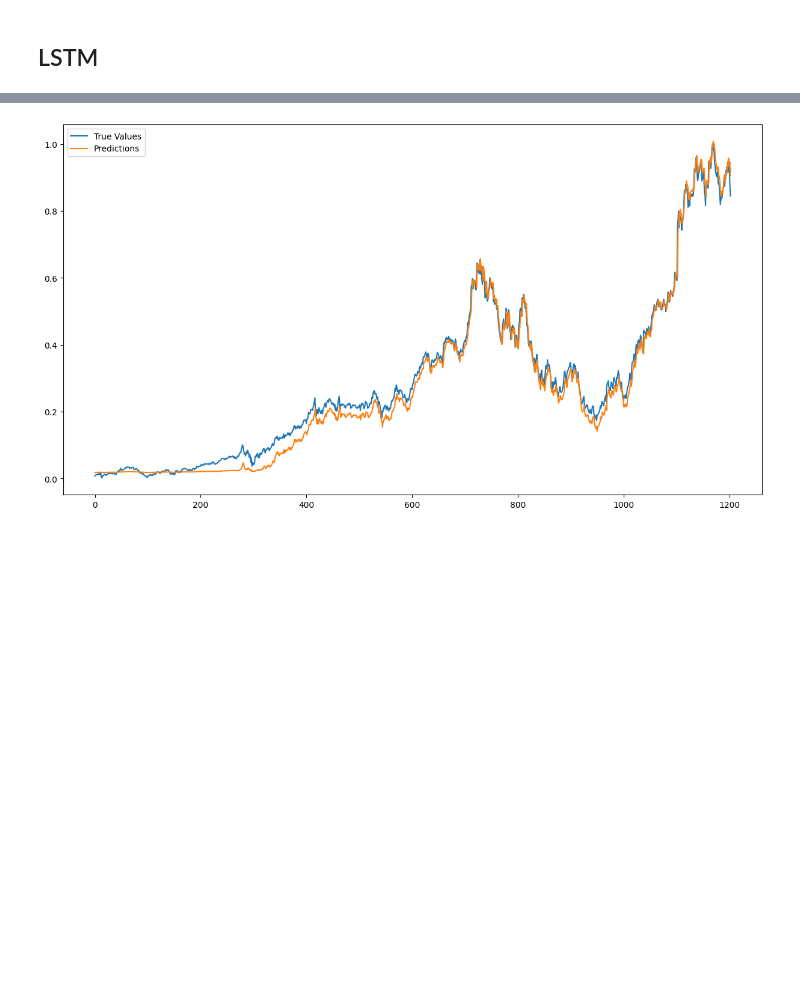
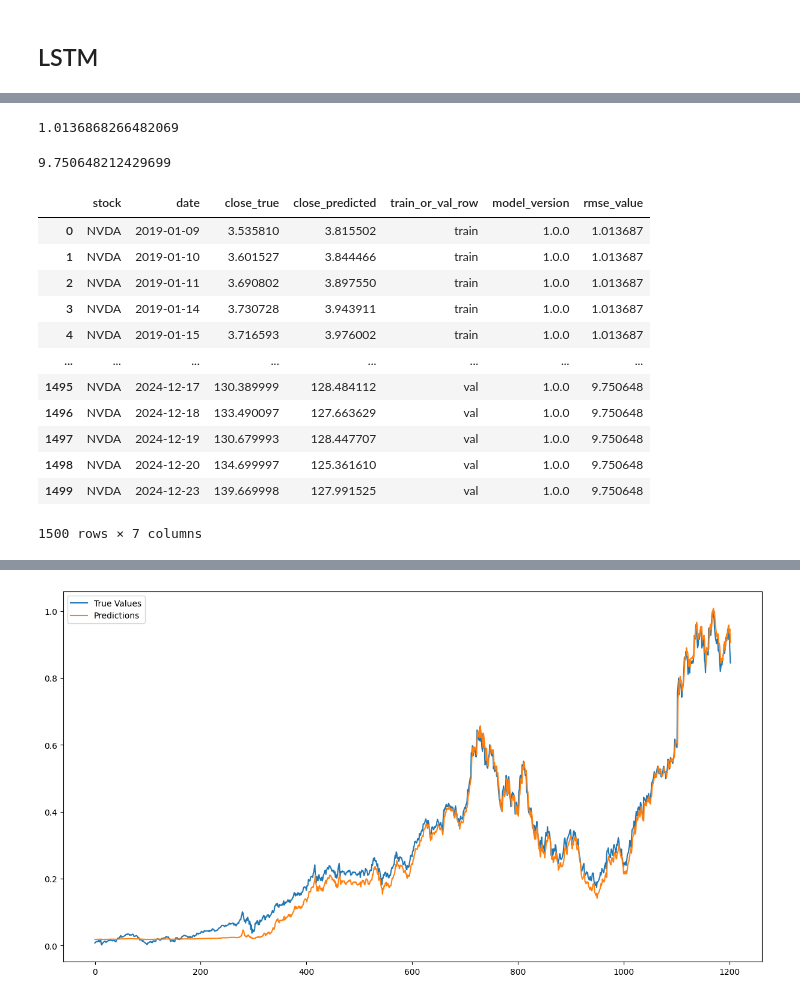
Before and after one commit to kakubicki/stock-forecast, a Jupyter notebook: stock_forecast.ipynb, the cells around one changed output, grey strips where cells are left out. Saved outputs shown, nothing was run; the diff lists cells and outputs as text; code cells hidden in the pictures; blank space fills up the shorter version.

Commit message:
model v1.0.0 run, denormalization done, rmse calculation, creation of final df

```diff
--- a/stock_forecast.ipynb
+++ b/stock_forecast.ipynb
@@ -456,0 +454,31 @@ val_preds, val_true = make_predictions(model, val_df)
+# %%
+train_predictions_denorm = denormalize_predictions(train_predictions, scaler)
+val_predictions_denorm = denormalize_predictions(val_predictions, scaler)
+# %%
+def calculate_rmse(train_predictions, val_predictions, df_test):
+    """
+    Calculate RMSE for the training and validation sets.
+
+    Parameters:
+        train_predictions (numpy array): Denormalized predicted values for training set.
+        val_predictions (numpy array): Denormalized predicted values for validation set.
+        df_test (DataFrame): Original dataset with 'close' column.
+    """
+
+    close_true_train = df_test['close'].iloc[:len(train_predictions)].values
+    close_true_val = df_test['close'].iloc[len(train_predictions):len(train_predictions) + len(val_predictions)].values
+
+    train_rmse = np.sqrt(mean_squared_error(close_true_train, train_predictions))
+    val_rmse = np.sqrt(mean_squared_error(close_true_val, val_predictions))
+
+    return train_rmse, val_rmse
+# %%
+train_rmse, val_rmse = calculate_rmse(train_predictions_denorm, val_predictions_denorm, df_test)
+# %%
+train_rmse
+# %% [output]
+1.0136868266482069
+# %%
+val_rmse
+# %% [output]
+9.750648212429699
@@ -456,0 +527,20 @@ val_preds, val_true = make_predictions(model, val_df)
+# %%
+prediction_df = create_prediction_dataframe(
+    train_predictions_denorm, val_predictions_denorm, df_test, train_rmse, val_rmse, seq_length
+)
+# %%
+prediction_df
+# %% [output]
+|  | stock | date | close_true | close_predicted | train_or_val_row | model_version | rmse_value |
+| 0 | NVDA | 2019-01-09 | 3.535810 | 3.815502 | train | 1.0.0 | 1.013687 |
+| 1 | NVDA | 2019-01-10 | 3.601527 | 3.844466 | train | 1.0.0 | 1.013687 |
+| 2 | NVDA | 2019-01-11 | 3.690802 | 3.897550 | train | 1.0.0 | 1.013687 |
+| 3 | NVDA | 2019-01-14 | 3.730728 | 3.943911 | train | 1.0.0 | 1.013687 |
+| 4 | NVDA | 2019-01-15 | 3.716593 | 3.976002 | train | 1.0.0 | 1.013687 |
+| ... | ... | ... | ... | ... | ... | ... | ... |
+| 1495 | NVDA | 2024-12-17 | 130.389999 | 128.484112 | val | 1.0.0 | 9.750648 |
+| 1496 | NVDA | 2024-12-18 | 133.490097 | 127.663629 | val | 1.0.0 | 9.750648 |
+| 1497 | NVDA | 2024-12-19 | 130.679993 | 128.447707 | val | 1.0.0 | 9.750648 |
+| 1498 | NVDA | 2024-12-20 | 134.699997 | 125.361610 | val | 1.0.0 | 9.750648 |
+| 1499 | NVDA | 2024-12-23 | 139.669998 | 127.991525 | val | 1.0.0 | 9.750648 |
+1500 rows × 7 columns
```
Also changed, not shown: parts of 13 cells of this notebook.
